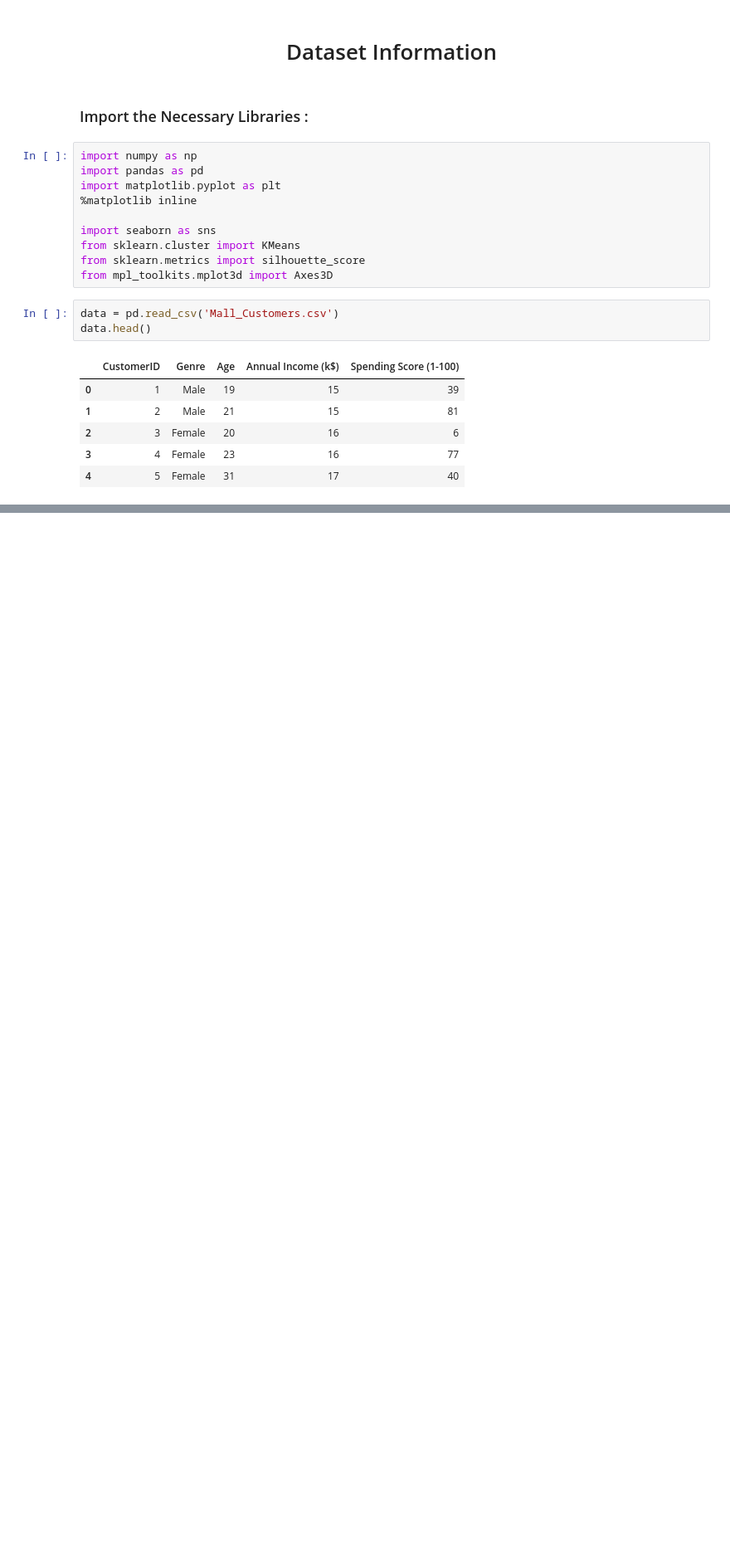
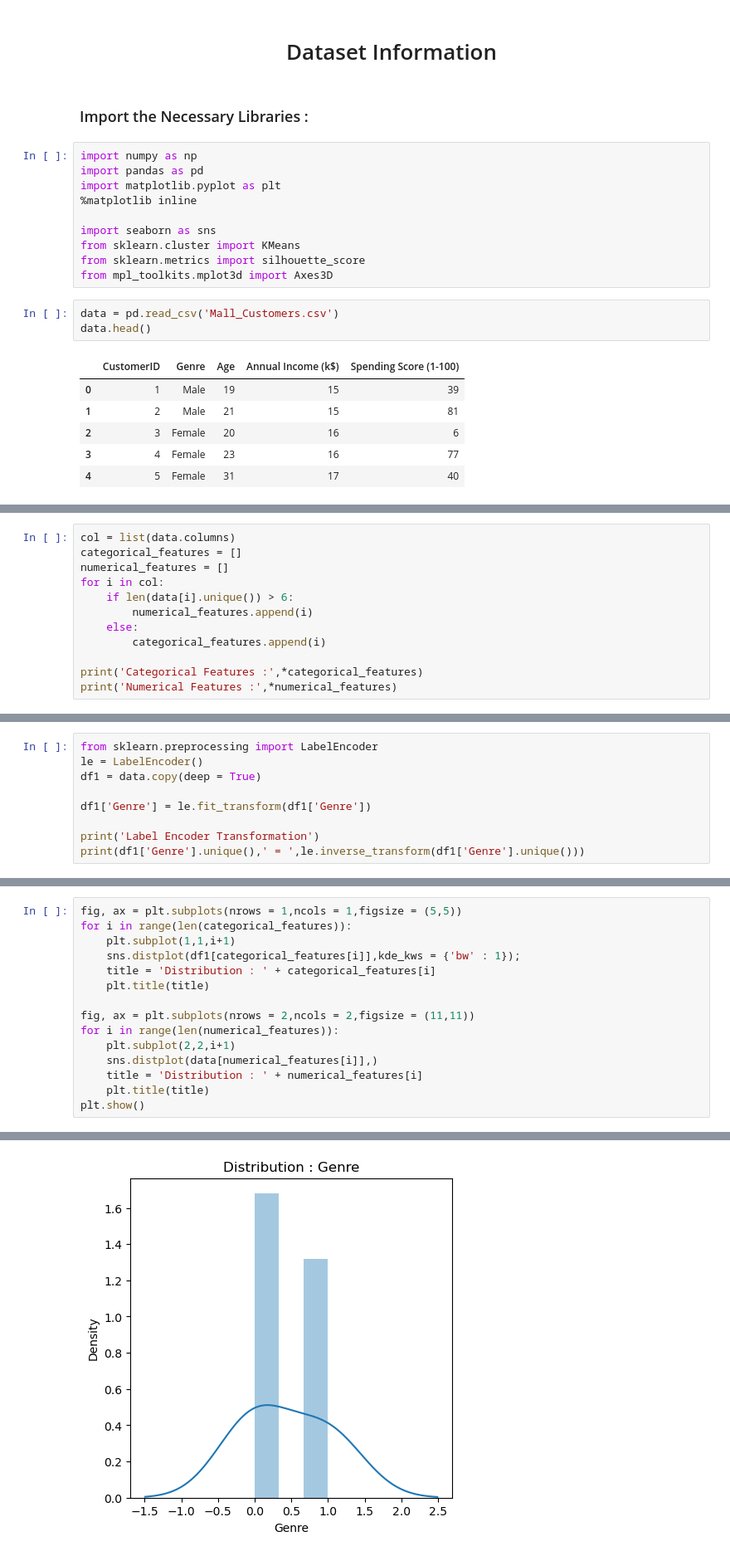
Before and after one commit to DevFntxy/ECBD_9A_IDGS_PRACTICAS_230892, a Jupyter notebook: Practica09/Practica09.ipynb, the cells around one changed output, grey strips where cells are left out. Shown at 83% size. Saved outputs shown, nothing was run; the diff lists cells and outputs as text; blank space fills up the shorter version.

Commit message:
Practica-09
Add - Distribucion de las caracteristicas por categoria o numericas

```diff
--- a/Practica09/Practica09.ipynb
+++ b/Practica09/Practica09.ipynb
@@ -59,0 +120,12 @@ data.head()
+# %%
+col = list(data.columns)
+categorical_features = []
+numerical_features = []
+for i in col:
+    if len(data[i].unique()) > 6:
+        numerical_features.append(i)
+    else:
+        categorical_features.append(i)
+
+print('Categorical Features :',*categorical_features)
+print('Numerical Features :',*numerical_features)
@@ -59,0 +142,9 @@ data.head()
+# %%
+from sklearn.preprocessing import LabelEncoder
+le = LabelEncoder()
+df1 = data.copy(deep = True)
+
+df1['Genre'] = le.fit_transform(df1['Genre'])
+
+print('Label Encoder Transformation')
+print(df1['Genre'].unique(),' = ',le.inverse_transform(df1['Genre'].unique()))
@@ -59,0 +164,16 @@ data.head()
+# %%
+fig, ax = plt.subplots(nrows = 1,ncols = 1,figsize = (5,5))
+for i in range(len(categorical_features)):
+    plt.subplot(1,1,i+1)
+    sns.distplot(df1[categorical_features[i]],kde_kws = {'bw' : 1});
+    title = 'Distribution : ' + categorical_features[i]
+    plt.title(title)
+
+fig, ax = plt.subplots(nrows = 2,ncols = 2,figsize = (11,11))
+for i in range(len(numerical_features)):
+    plt.subplot(2,2,i+1)
+    sns.distplot(data[numerical_features[i]],)
+    title = 'Distribution : ' + numerical_features[i]
+    plt.title(title)
+plt.show()
+# %% [output]
@@ -59,0 +197 @@ data.head()
+[figure, added]
```
Also changed, not shown: parts of 17 cells of this notebook.
